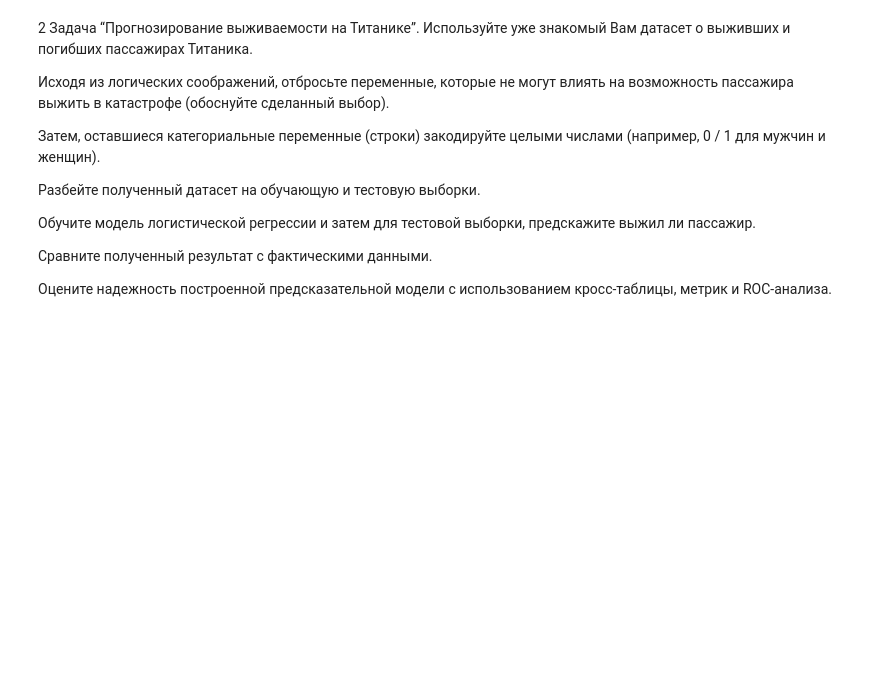
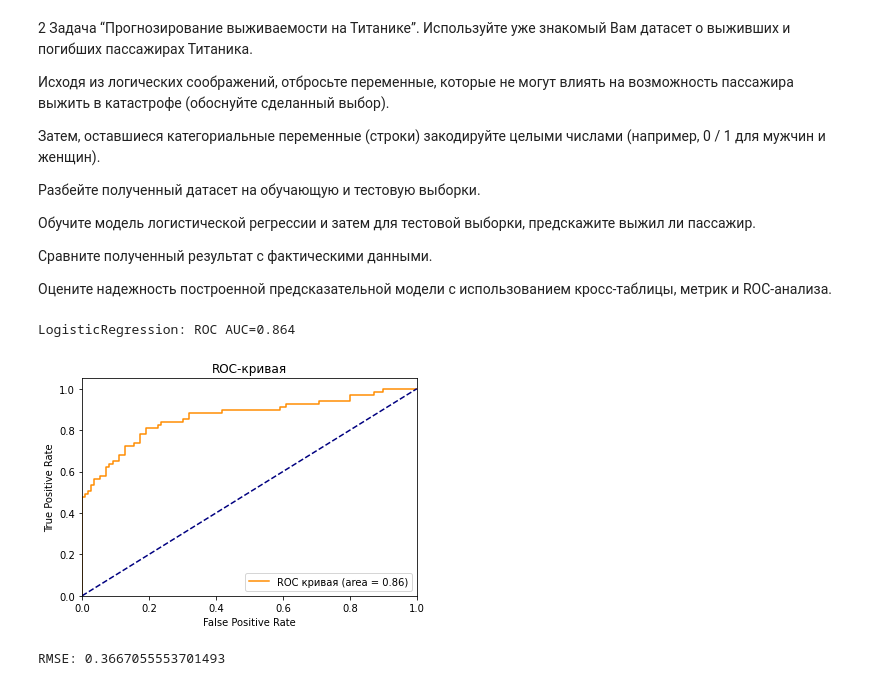
Before and after one commit to Breakdown08/jupyter, a Jupyter notebook: Лабораторная работа №4.ipynb, the cells around one changed output. Drawn from its saved outputs; the diff is of its cells as text; code cells hidden in the pictures; blank space fills up the shorter version.

```diff
--- a/Лабораторная работа №4.ipynb
+++ b/Лабораторная работа №4.ipynb
@@ -106,0 +108,49 @@ pd.crosstab(df['Благонадежный.заемщик'],df['Возраст']
+# %%
+# Ваш код здесь
+def clean_dataset(df):
+    assert isinstance(df, pd.DataFrame), "df needs to be a pd.DataFrame"
+    df.dropna(inplace=True)
+    indices_to_keep = ~df.isin([np.nan, np.inf, -np.inf]).any(1)
+    return df[indices_to_keep].astype(np.float64)
+
+df = pd.read_csv('titanic_train.csv')
+df = df.replace('female', 0)
+df = df.replace('male', 1)
+df = df.fillna(0)
+
+# df = clean_dataset(df)
+# df.head()
+Y = df.Survived
+X = df.drop(['Name', 'Embarked','Cabin','Ticket','Survived'], axis = 1)
+X.head(300)
+X_train, X_test, Y_train, Y_test = train_test_split(X,Y, test_size = 0.2, random_state = 0)
+# обучаем модель
+model = LogisticRegression(solver='lbfgs', max_iter=1000)
+model.fit(X_train, Y_train)
+# получаем предказания
+lr_probs = model.predict_proba(X_test)
+# сохраняем вероятности только для положительного исхода
+lr_probs = lr_probs[:, 1]
+# рассчитываем ROC AUC
+lr_auc = roc_auc_score(Y_test, lr_probs)
+print('LogisticRegression: ROC AUC=%.3f' % (lr_auc))
+# рассчитываем roc-кривую
+fpr, tpr, treshold = roc_curve(Y_test, lr_probs)
+roc_auc = auc(fpr, tpr)
+# строим график
+plt.plot(fpr, tpr, color='darkorange',
+         label='ROC кривая (area = %0.2f)' % roc_auc)
+plt.plot([0, 1], [0, 1], color='navy', linestyle='--')
+plt.xlim([0.0, 1.0])
+plt.ylim([0.0, 1.05])
+plt.xlabel('False Positive Rate')
+plt.ylabel('True Positive Rate')
+plt.title('ROC-кривая')
+plt.legend(loc="lower right")
+plt.show()
+test_set_rmse = (np.sqrt(metrics.mean_squared_error(Y_test, lr_probs)))
+print(f"RMSE: {test_set_rmse}")
+# %% [output]
+LogisticRegression: ROC AUC=0.864
+[figure, added]
+RMSE: 0.3667055553701493
```
Also changed, not shown: parts of 4 cells of this notebook, 5 other files.
